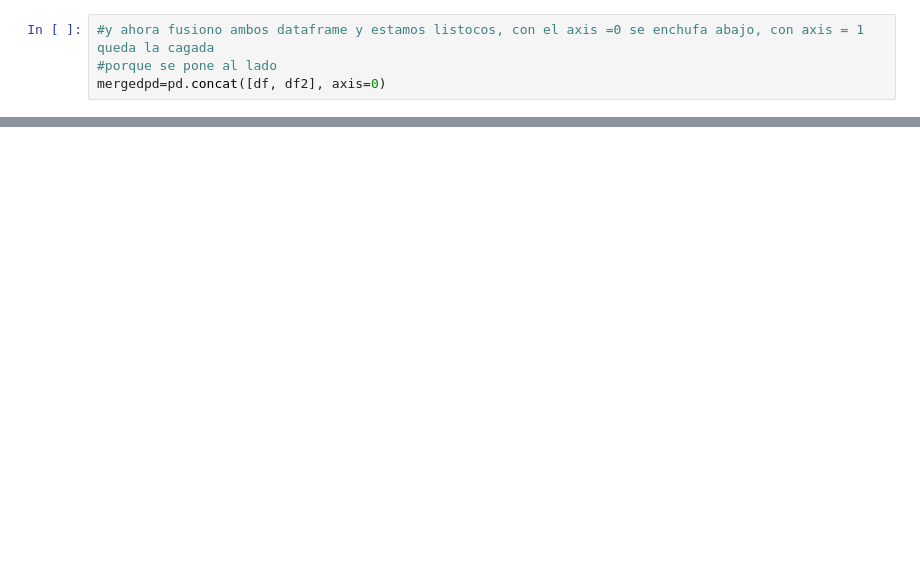
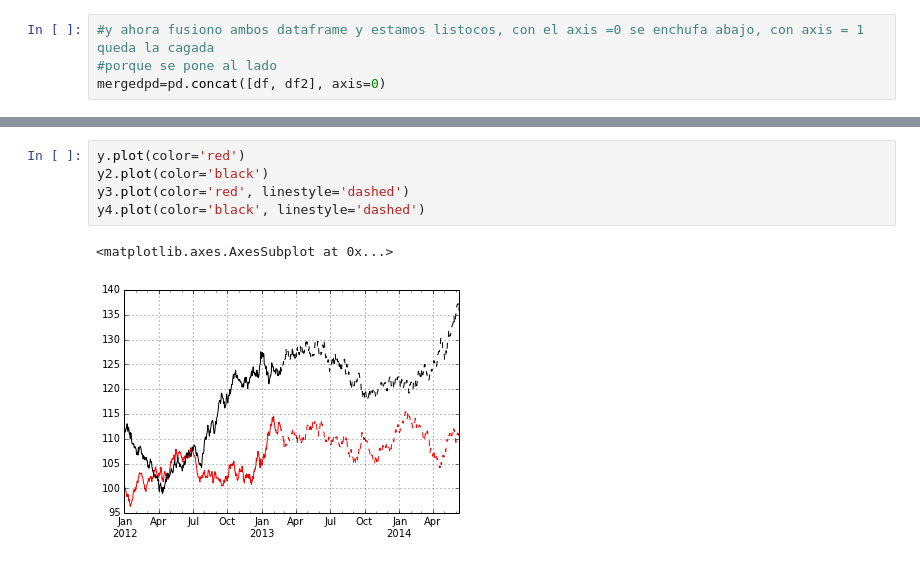
Before and after one commit to ferrandonea/learnpython, a Jupyter notebook: pandas/concatenardataframes.ipynb, the cells around one changed output, grey strips where cells are left out. Saved outputs shown, nothing was run; the diff lists cells and outputs as text; blank space fills up the shorter version.

```diff
--- a/pandas/concatenardataframes.ipynb
+++ b/pandas/concatenardataframes.ipynb
@@ -147,0 +206,8 @@ data_mean.plot()
+# %%
+y.plot(color='red')
+y2.plot(color='black')
+y3.plot(color='red', linestyle='dashed')
+y4.plot(color='black', linestyle='dashed')
+# %% [output]
+<matplotlib.axes.AxesSubplot at 0x...>
+[figure, added]
```
Also changed, not shown: parts of 15 cells of this notebook.
